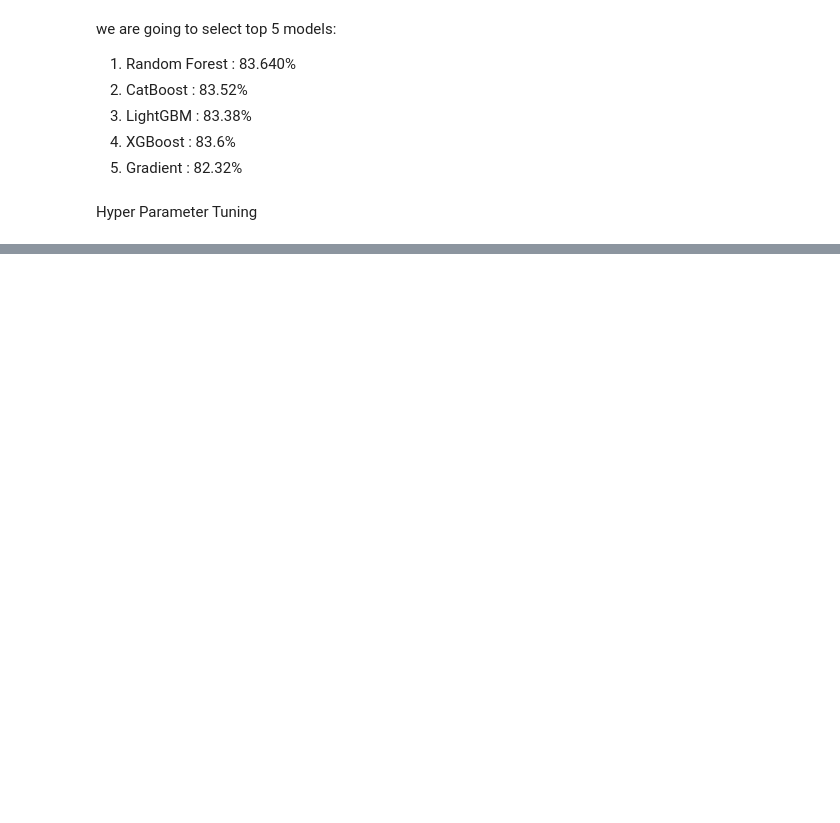
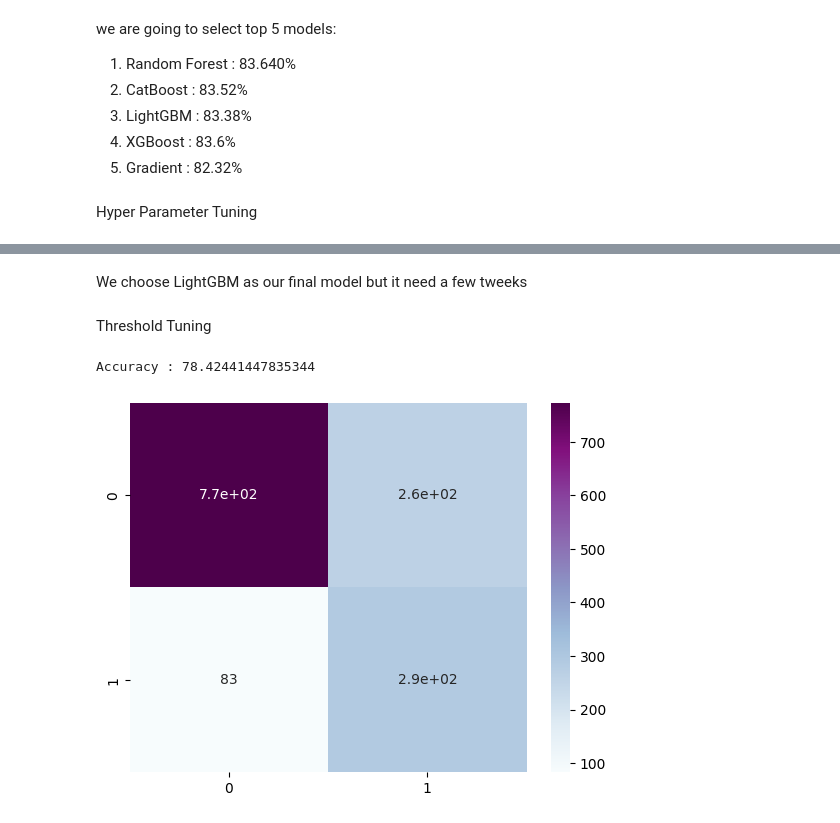
Before and after one commit to Akhil-Ullas/Customer-Churn-Prediction, a Jupyter notebook: main.ipynb, the cells around one changed output, grey strips where cells are left out. Cells and saved outputs as stored; diff of their text form; code cells hidden in the pictures; blank space fills up the shorter version.

```diff
--- a/main.ipynb
+++ b/main.ipynb
@@ -419,0 +598,21 @@ print(clf.best_score_ )
+# %% [markdown]
+We choose LightGBM as our final model but it need a few tweeks
+# %% [markdown]
+Threshold Tuning
+# %%
+model=LGBMClassifier(n_estimators=500,learning_rate=0.05,random_state=42,verbose=0)
+model.fit(x_train_smote,y_train_smote)
+
+y_prob=model.predict_proba(x_test)[:,1]
+y_pred=np.where(y_prob>0.3,1,0)
+# %%
+print(f'Accuracy : {model.score(x_test,y_test)*100}')
+# %% [output]
+Accuracy : 78.42441447835344
+# %%
+cm=confusion_matrix(y_test,y_pred)
+cm
+sn.heatmap(cm,annot=True,cmap='BuPu')
+plt.show()
+# %% [output]
+[figure, added]
```
Also changed, not shown: parts of 33 cells of this notebook, 4 other files.
